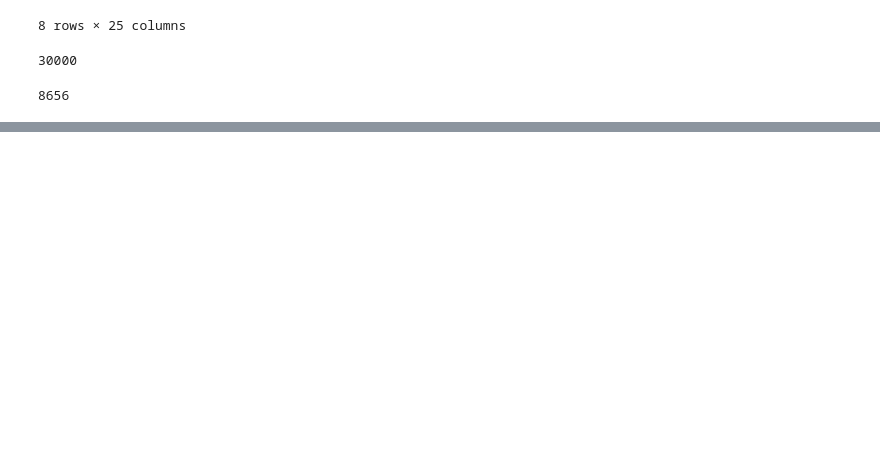
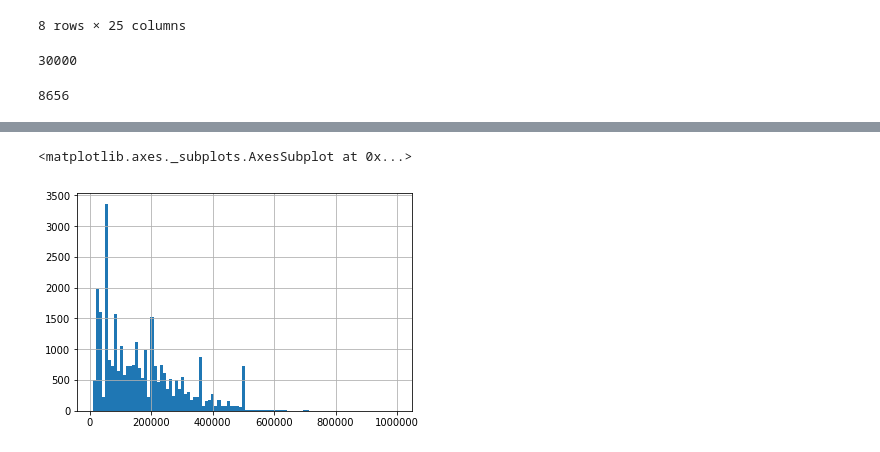
Before and after one commit to eagleors/sfml, a Jupyter notebook: hw_01/hw1-task.ipynb, the cells around one changed output, grey strips where cells are left out. Cells and saved outputs as stored; diff of their text form; code cells hidden in the pictures; blank space fills up the shorter version.

```diff
--- a/hw_01/hw1-task.ipynb
+++ b/hw_01/hw1-task.ipynb
@@ -100,3 +137,9 @@ df #TODO
+# %%
+%matplotlib inline
+df['LIMIT_BAL'].hist(bins=100) #TODO
+# %% [output]
+<matplotlib.axes._subplots.AxesSubplot at 0x...>
+[figure, added]
 # %%
 # (8) построить зависимость кредитного лимита от образования для каждого пола
 # график необходимо сделать очень широким (на весь экран)
```
Also changed, not shown: parts of 7 cells of this notebook, 1 other file.
